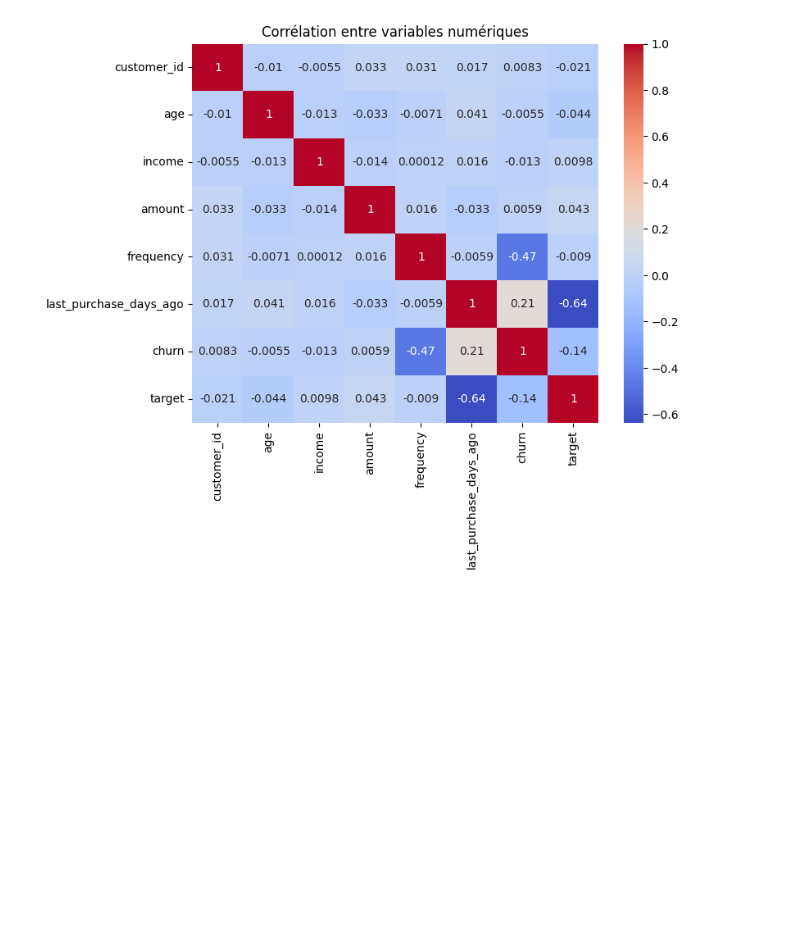
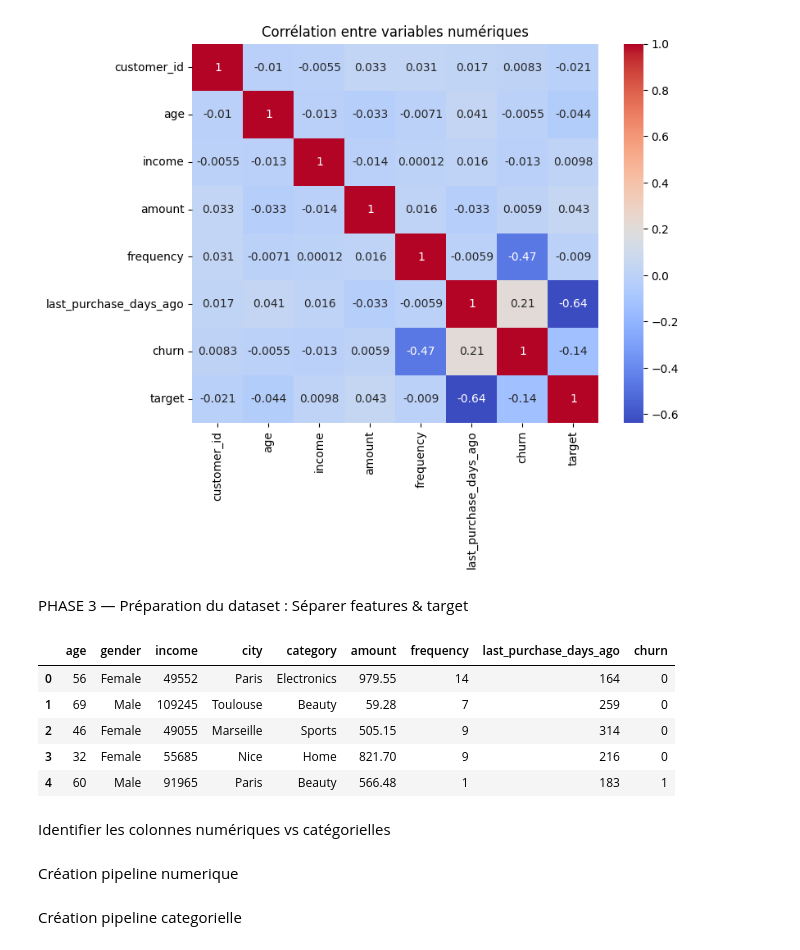
Before and after one commit to CodeBB21/ai-retail-assistant, a Jupyter notebook: notebooks/EDA.ipynb, the cells around one changed output. Cells and saved outputs as stored; diff of their text form; code cells hidden in the pictures; blank space fills up the shorter version.

Commit message:
PIPELINE / CHOIX MODEL / EVALUATION

```diff
--- a/notebooks/EDA.ipynb
+++ b/notebooks/EDA.ipynb
@@ -235,3 +235,18 @@ plt.title("Corrélation entre variables numériques")
 plt.show()
 # %% [output]
 [figure]
+# %% [markdown]
+PHASE 3 — Préparation du dataset : Séparer features & target
+# %%
+y = dt["target"]
+X = dt.drop(columns=["target", "customer_id"])  # customer_id pas utile au ML
+X.head()
+# %% [output]
+|  | age | gender | income | city | category | amount | frequency | last_purchase_days_ago | churn |
+| 0 | 56 | Female | 49552 | Paris | Electronics | 979.55 | 14 | 164 | 0 |
+| 1 | 69 | Male | 109245 | Toulouse | Beauty | 59.28 | 7 | 259 | 0 |
+| 2 | 46 | Female | 49055 | Marseille | Sports | 505.15 | 9 | 314 | 0 |
+| 3 | 32 | Female | 55685 | Nice | Home | 821.70 | 9 | 216 | 0 |
+| 4 | 60 | Male | 91965 | Paris | Beauty | 566.48 | 1 | 183 | 1 |
+# %% [markdown]
+Identifier les colonnes numériques vs catégorielles
@@ -237,0 +256,2 @@ plt.show()
+# %% [markdown]
+Création pipeline numerique
@@ -237,0 +267,2 @@ plt.show()
+# %% [markdown]
+Création pipeline categorielle
```
Also changed, not shown: parts of 18 cells of this notebook, 1 other file.
